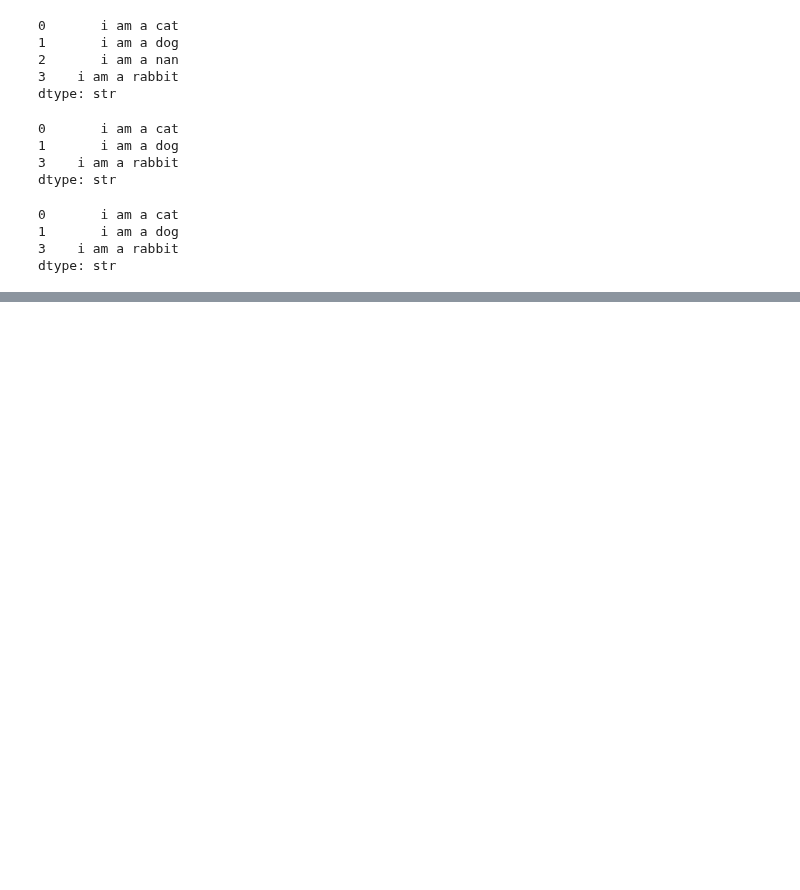
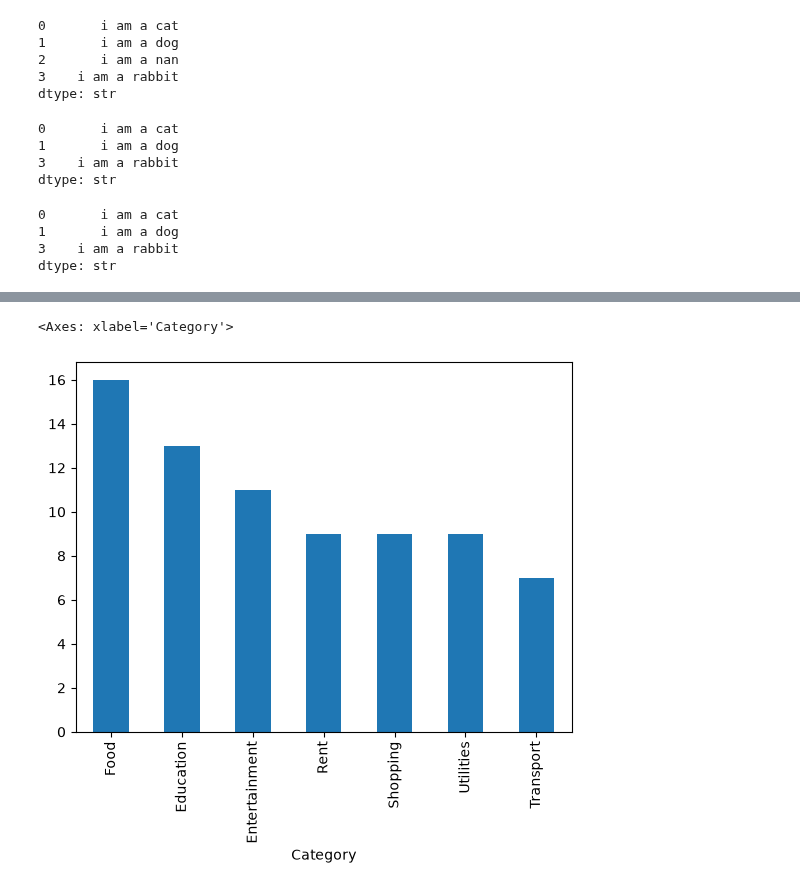
Before and after one commit to MuhammadNoman3405/Machine-Learning-Practice, a Jupyter notebook: Data Analysis With Python/Pandas/Pandas.ipynb, the cells around one changed output, grey strips where cells are left out. Cells and saved outputs as stored; diff of their text form; code cells hidden in the pictures; blank space fills up the shorter version.

```diff
--- a/Data Analysis With Python/Pandas/Pandas.ipynb
+++ b/Data Analysis With Python/Pandas/Pandas.ipynb
@@ -965,0 +1128,5 @@ dtype: str
+# %%
+sr.value_counts().plot(kind='bar')
+# %% [output]
+<Axes: xlabel='Category'>
+[figure, added]
```
Also changed, not shown: parts of 32 cells of this notebook.
